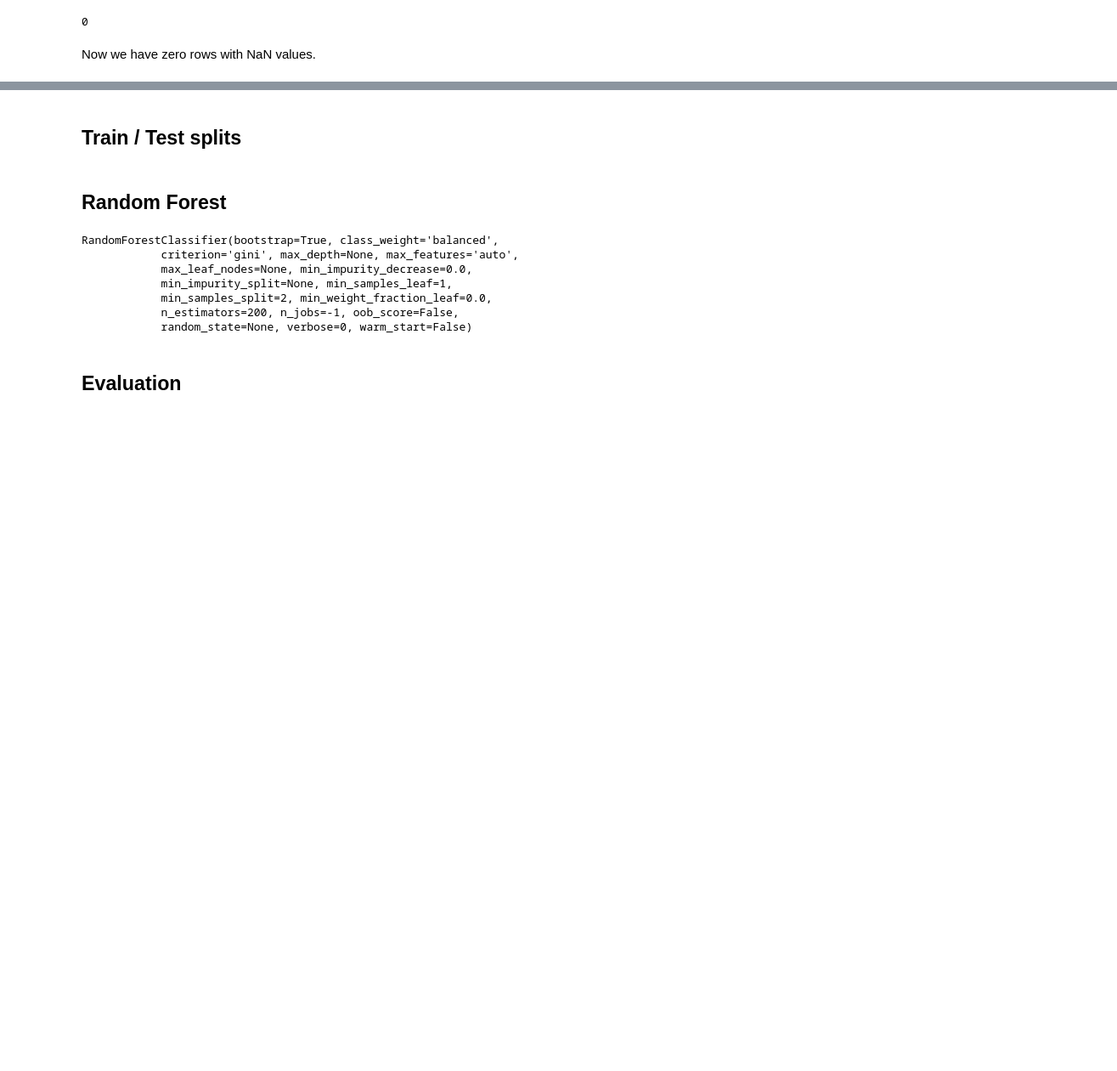
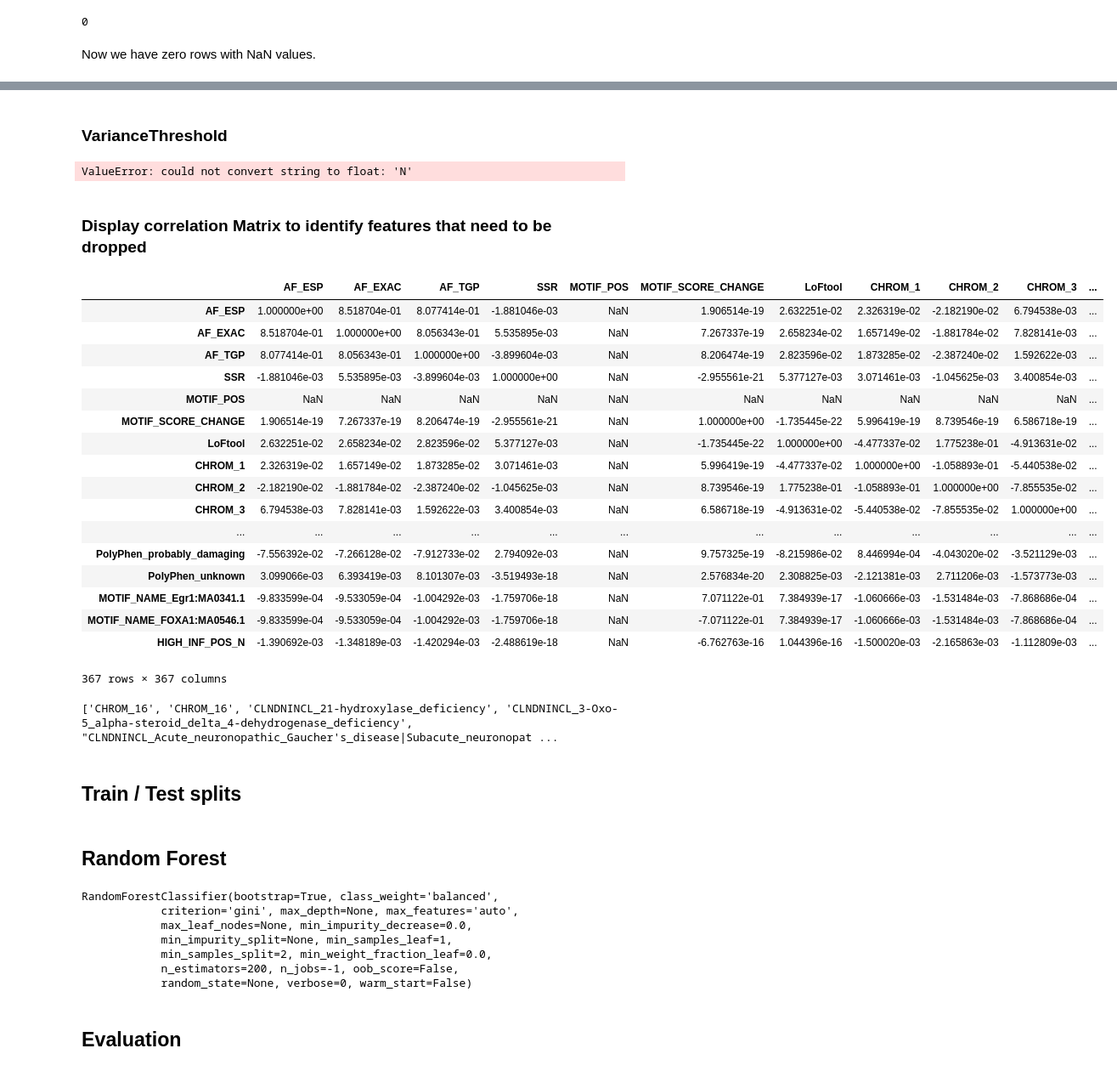
Before and after one commit to brendanmcgivern/data-science, a Jupyter notebook: ml_capstone/ml_capstone_final.ipynb, the cells around one changed output, grey strips where cells are left out. Shown at 85% size. Cells and saved outputs as stored; diff of their text form; code cells hidden in the pictures; blank space fills up the shorter version.

```diff
--- a/ml_capstone/ml_capstone_final.ipynb
+++ b/ml_capstone/ml_capstone_final.ipynb
@@ -102,10 +114,19 @@ to_drop
 # Deleting duplicate rows
 X = X.loc[:,~X.columns.duplicated()]
 
+# Drop cols with too many unique values
+# X = X.loc[:, ~X.columns.isin(to_drop)]
+
 # Get dummies - conver to categroical
 # dummy_na=True
-X = pd.get_dummies(data=X, columns=convert_cat)
+# X = pd.get_dummies(data=X, columns=convert_cat)
+
+# CLNDISDBINCL
+X = pd.get_dummies(data=X, columns=['CDS_position'])
+
+# X
+
+# X.loc[X['CHROM'].isnull(), X.columns.str.startswith("CHROM_")] = np.nan
 # .fillna(np.nan)
-
-# Drop cols with too many unique values
-X = X.loc[:, ~X.columns.isin(to_drop)]
+# %%
+X.loc[df['CLNDISDBINCL'].isnull(), X.columns.str.startswith("CLNDISDBINCL_")] = np.nan
@@ -193,0 +243,47 @@ Length: 374, dtype: bool
+# %% [markdown]
+### VarianceThreshold
+# %%
+# Removes all low-variance features
+def variance_threshold_selector(data, threshold=0.95):
+    selector = VarianceThreshold(threshold)
+    selector.fit(data)
+    return data[data.columns[selector.get_support(indices=True)]]
+
+vt_to_drop = variance_threshold_selector(X)
+
+vt_to_drop.head()
+# %% [output]
+ValueError: could not convert string to float: 'N'
+# %%
+X = X.loc[:, ~X.columns.isin(vt_to_drop)]
+# %% [markdown]
+### Display correlation Matrix to identify features that need to be dropped
+# %%
+correlation_matrix = X.corr()
+display(correlation_matrix)
+# %% [output]
+|  | AF_ESP | AF_EXAC | AF_TGP | SSR | MOTIF_POS | MOTIF_SCORE_CHANGE | LoFtool | CHROM_1 | CHROM_2 | CHROM_3 | ... |
+| AF_ESP | 1.000000e+00 | 8.518704e-01 | 8.077414e-01 | -1.881046e-03 | NaN | 1.906514e-19 | 2.632251e-02 | 2.326319e-02 | -2.182190e-02 | 6.794538e-03 | ... |
+| AF_EXAC | 8.518704e-01 | 1.000000e+00 | 8.056343e-01 | 5.535895e-03 | NaN | 7.267337e-19 | 2.658234e-02 | 1.657149e-02 | -1.881784e-02 | 7.828141e-03 | ... |
+| AF_TGP | 8.077414e-01 | 8.056343e-01 | 1.000000e+00 | -3.899604e-03 | NaN | 8.206474e-19 | 2.823596e-02 | 1.873285e-02 | -2.387240e-02 | 1.592622e-03 | ... |
+| SSR | -1.881046e-03 | 5.535895e-03 | -3.899604e-03 | 1.000000e+00 | NaN | -2.955561e-21 | 5.377127e-03 | 3.071461e-03 | -1.045625e-03 | 3.400854e-03 | ... |
+| MOTIF_POS | NaN | NaN | NaN | NaN | NaN | NaN | NaN | NaN | NaN | NaN | ... |
+| MOTIF_SCORE_CHANGE | 1.906514e-19 | 7.267337e-19 | 8.206474e-19 | -2.955561e-21 | NaN | 1.000000e+00 | -1.735445e-22 | 5.996419e-19 | 8.739546e-19 | 6.586718e-19 | ... |
+| LoFtool | 2.632251e-02 | 2.658234e-02 | 2.823596e-02 | 5.377127e-03 | NaN | -1.735445e-22 | 1.000000e+00 | -4.477337e-02 | 1.775238e-01 | -4.913631e-02 | ... |
+| CHROM_1 | 2.326319e-02 | 1.657149e-02 | 1.873285e-02 | 3.071461e-03 | NaN | 5.996419e-19 | -4.477337e-02 | 1.000000e+00 | -1.058893e-01 | -5.440538e-02 | ... |
+| CHROM_2 | -2.182190e-02 | -1.881784e-02 | -2.387240e-02 | -1.045625e-03 | NaN | 8.739546e-19 | 1.775238e-01 | -1.058893e-01 | 1.000000e+00 | -7.855535e-02 | ... |
+| CHROM_3 | 6.794538e-03 | 7.828141e-03 | 1.592622e-03 | 3.400854e-03 | NaN | 6.586718e-19 | -4.913631e-02 | -5.440538e-02 | -7.855535e-02 | 1.000000e+00 | ... |
+| ... | ... | ... | ... | ... | ... | ... | ... | ... | ... | ... | ... |
+| PolyPhen_probably_damaging | -7.556392e-02 | -7.266128e-02 | -7.912733e-02 | 2.794092e-03 | NaN | 9.757325e-19 | -8.215986e-02 | 8.446994e-04 | -4.043020e-02 | -3.521129e-03 | ... |
+| PolyPhen_unknown | 3.099066e-03 | 6.393419e-03 | 8.101307e-03 | -3.519493e-18 | NaN | 2.576834e-20 | 2.308825e-03 | -2.121381e-03 | 2.711206e-03 | -1.573773e-03 | ... |
+| MOTIF_NAME_Egr1:MA0341.1 | -9.833599e-04 | -9.533059e-04 | -1.004292e-03 | -1.759706e-18 | NaN | 7.071122e-01 | 7.384939e-17 | -1.060666e-03 | -1.531484e-03 | -7.868686e-04 | ... |
+| MOTIF_NAME_FOXA1:MA0546.1 | -9.833599e-04 | -9.533059e-04 | -1.004292e-03 | -1.759706e-18 | NaN | -7.071122e-01 | 7.384939e-17 | -1.060666e-03 | -1.531484e-03 | -7.868686e-04 | ... |
+| HIGH_INF_POS_N | -1.390692e-03 | -1.348189e-03 | -1.420294e-03 | -2.488619e-18 | NaN | -6.762763e-16 | 1.044396e-16 | -1.500020e-03 | -2.165863e-03 | -1.112809e-03 | ... |
+367 rows × 367 columns
+# %%
+# Correlated features to be dropped
+upper = correlation_matrix.where(np.triu(np.ones(correlation_matrix.shape), k=1).astype(np.bool))
+to_drop = [column for column in upper.columns if any(upper[column] > 0.90)]
+print(to_drop)
+# %% [output]
+['CHROM_16', 'CHROM_16', 'CLNDNINCL_21-hydroxylase_deficiency', 'CLNDNINCL_3-Oxo-5_alpha-steroid_delta_4-dehydrogenase_deficiency', "CLNDNINCL_Acute_neuronopathic_Gaucher's_disease|Subacute_neuronopat ...
```
Also changed, not shown: parts of 38 cells of this notebook.
